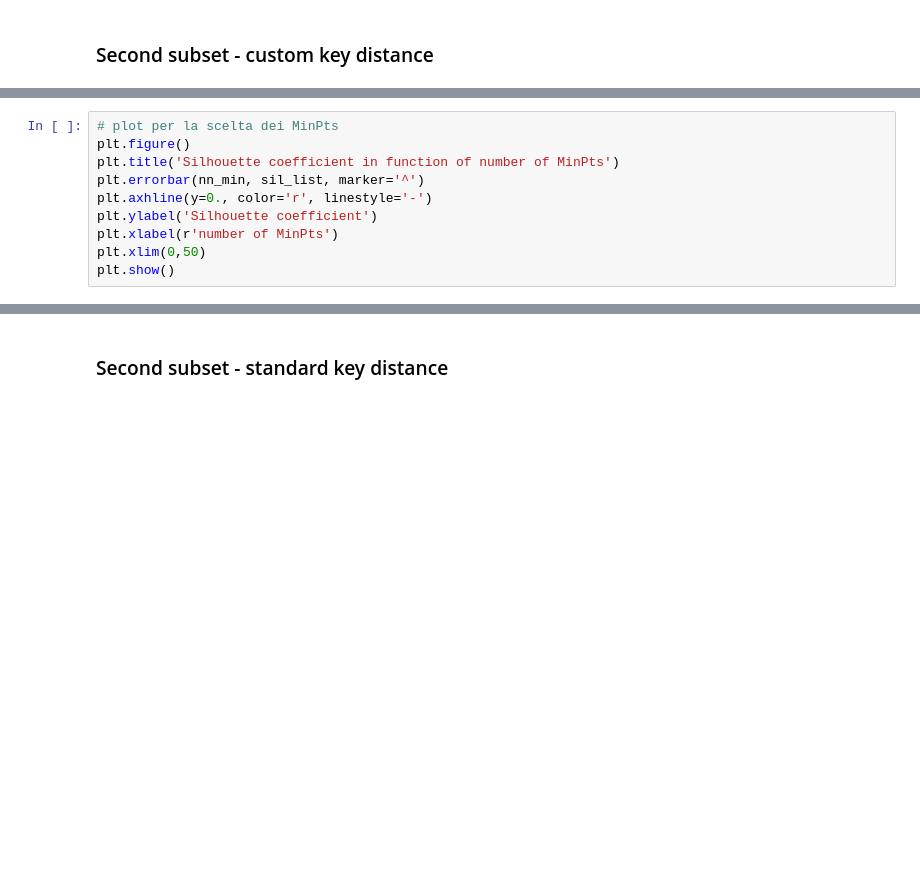
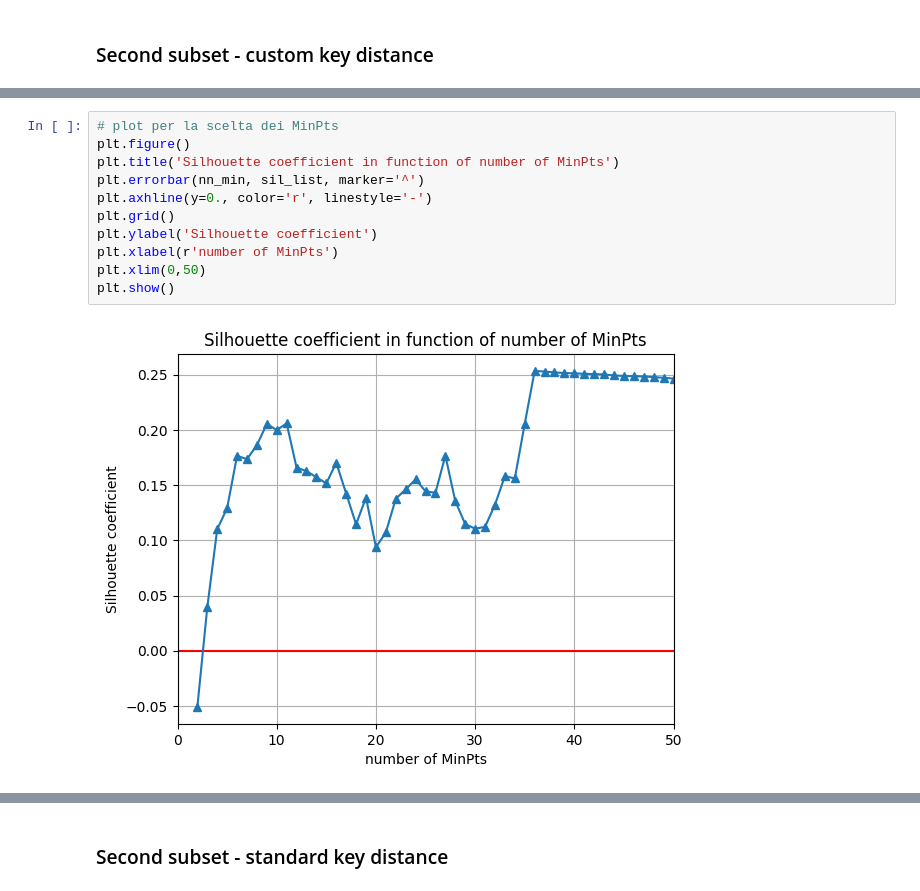
Before and after one commit to chiaratomaiuolo/Data_Mining_project, a Jupyter notebook: Clustering_cleaned.ipynb, the cells around one changed output, grey strips where cells are left out. Drawn from its saved outputs; the diff is of its cells as text; blank space fills up the shorter version.

```diff
--- a/Clustering_cleaned.ipynb
+++ b/Clustering_cleaned.ipynb
@@ -1018,13 +1216,16 @@ KeyboardInterrupt:
 # %%
 # plot per la scelta dei MinPts
 plt.figure()
 plt.title('Silhouette coefficient in function of number of MinPts')
 plt.errorbar(nn_min, sil_list, marker='^')
 plt.axhline(y=0., color='r', linestyle='-')
+plt.grid()
 plt.ylabel('Silhouette coefficient')
 plt.xlabel(r'number of MinPts')
 plt.xlim(0,50)
 plt.show()
+# %% [output]
+[figure, added]
 # %%
 #clustering con parametri tunati
 dbscan = DBSCAN(eps=0.44, min_samples=8, metric='precomputed')
```
Also changed, not shown: parts of 37 cells of this notebook, 3 other files.
